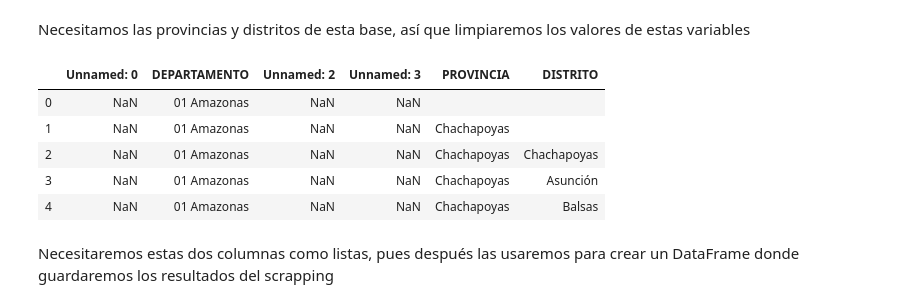
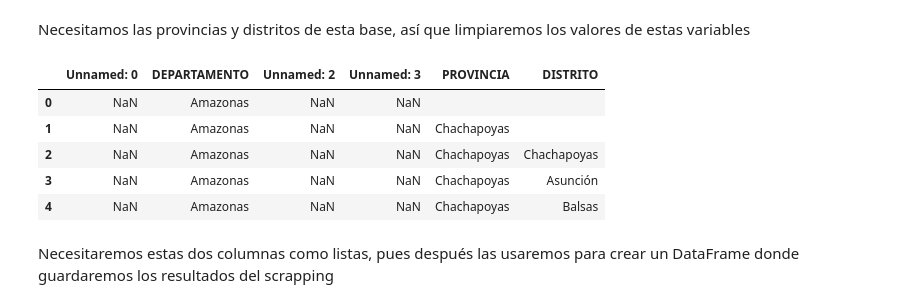
Before and after one commit to mgutierrezc/covid-scraping-peru, a Jupyter notebook: Scraping Google Maps Perú [Distritos].ipynb, the cells around one changed output. Drawn from its saved outputs; the diff is of its cells as text; code cells hidden in the pictures.

```diff
--- a/Scraping Google Maps Perú [Distritos].ipynb
+++ b/Scraping Google Maps Perú [Distritos].ipynb
@@ -28,16 +28,17 @@ ubigeos.head()
 # %% [markdown]
 Necesitamos las provincias y distritos de esta base, así que limpiaremos los valores de estas variables
 # %%
+ubigeos["DISTRITO"] = ubigeos["DISTRITO"].str.replace('^\d* ', "", flags=re.I, regex=True)
 ubigeos["PROVINCIA"] = ubigeos["PROVINCIA"].str.replace('^\d* ', "", flags=re.I, regex=True)
-ubigeos["DISTRITO"] = ubigeos["DISTRITO"].str.replace('^\d* ', "", flags=re.I, regex=True)
+ubigeos["DEPARTAMENTO"] = ubigeos["DEPARTAMENTO"].str.replace('^\d* ', "", flags=re.I, regex=True)
 ubigeos.head()
 # %% [output]
 |  | Unnamed: 0 | DEPARTAMENTO | Unnamed: 2 | Unnamed: 3 | PROVINCIA | DISTRITO |
-| 0 | NaN | 01 Amazonas | NaN | NaN |  |  |
-| 1 | NaN | 01 Amazonas | NaN | NaN | Chachapoyas |  |
-| 2 | NaN | 01 Amazonas | NaN | NaN | Chachapoyas | Chachapoyas |
-| 3 | NaN | 01 Amazonas | NaN | NaN | Chachapoyas | Asunción |
-| 4 | NaN | 01 Amazonas | NaN | NaN | Chachapoyas | Balsas |
+| 0 | NaN | Amazonas | NaN | NaN |  |  |
+| 1 | NaN | Amazonas | NaN | NaN | Chachapoyas |  |
+| 2 | NaN | Amazonas | NaN | NaN | Chachapoyas | Chachapoyas |
+| 3 | NaN | Amazonas | NaN | NaN | Chachapoyas | Asunción |
+| 4 | NaN | Amazonas | NaN | NaN | Chachapoyas | Balsas |
 # %% [markdown]
 Necesitaremos estas dos columnas como listas, pues después las usaremos para crear un DataFrame donde guardaremos los resultados del scrapping
 # %%
```
Also changed, not shown: parts of 20 cells of this notebook, 1 other file.
